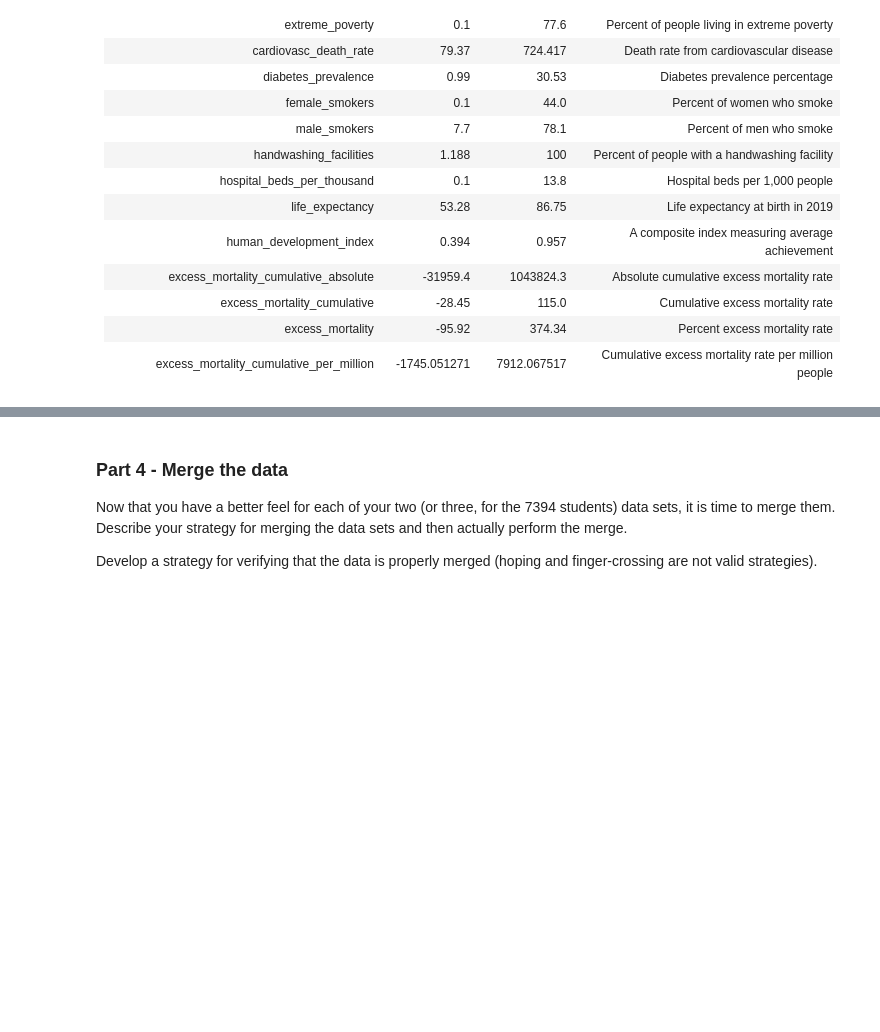
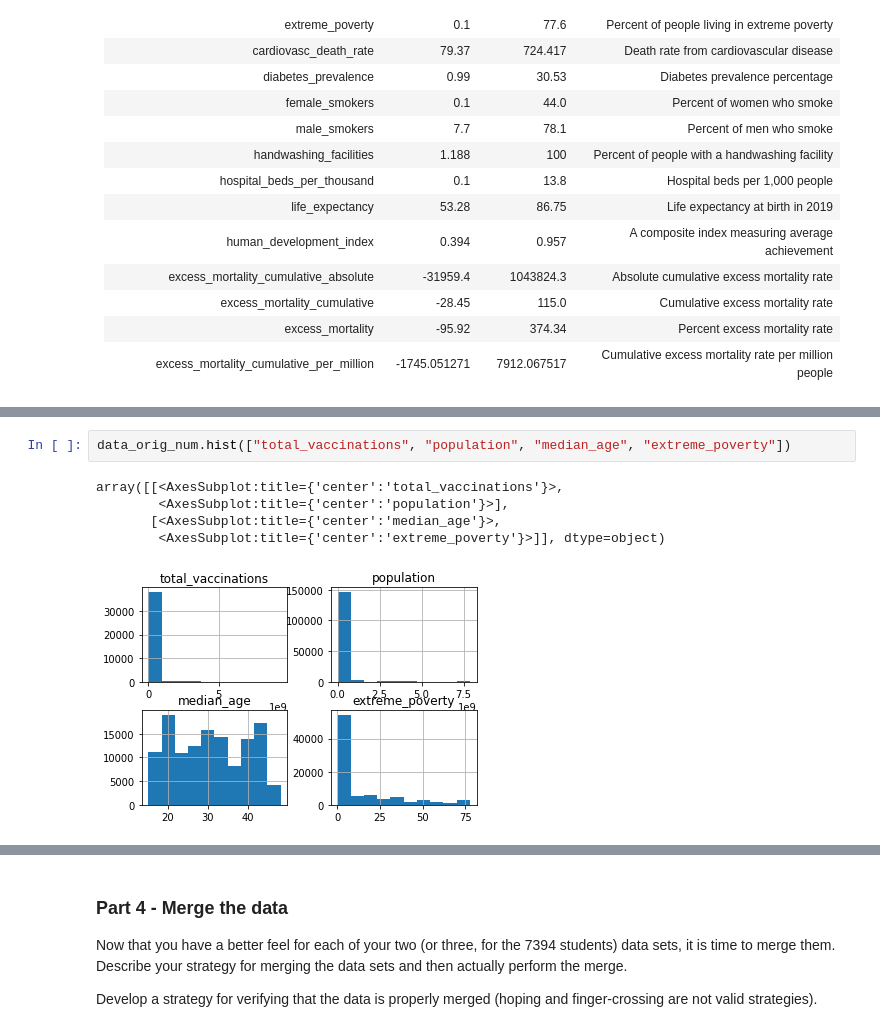
Before and after one commit to CS-5394-ML-Class/Project-2, a Jupyter notebook: Project02 - Gabriel.ipynb, the cells around one changed output, grey strips where cells are left out. Cells and saved outputs as stored; diff of their text form; blank space fills up the shorter version.

```diff
--- a/Project02 - Gabriel.ipynb
+++ b/Project02 - Gabriel.ipynb
@@ -289,0 +300,8 @@ pandas.options.display.max_rows = 5
+# %%
+data_orig_num.hist(["total_vaccinations", "population", "median_age", "extreme_poverty"])
+# %% [output]
+array([[<AxesSubplot:title={'center':'total_vaccinations'}>,
+        <AxesSubplot:title={'center':'population'}>],
+       [<AxesSubplot:title={'center':'median_age'}>,
+        <AxesSubplot:title={'center':'extreme_poverty'}>]], dtype=object)
+[figure, added]
```
Also changed, not shown: parts of 4 cells of this notebook, 1 other file.
